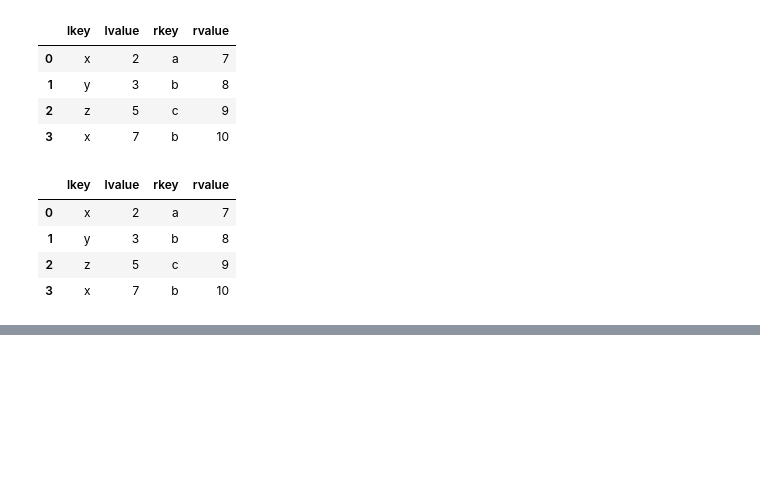
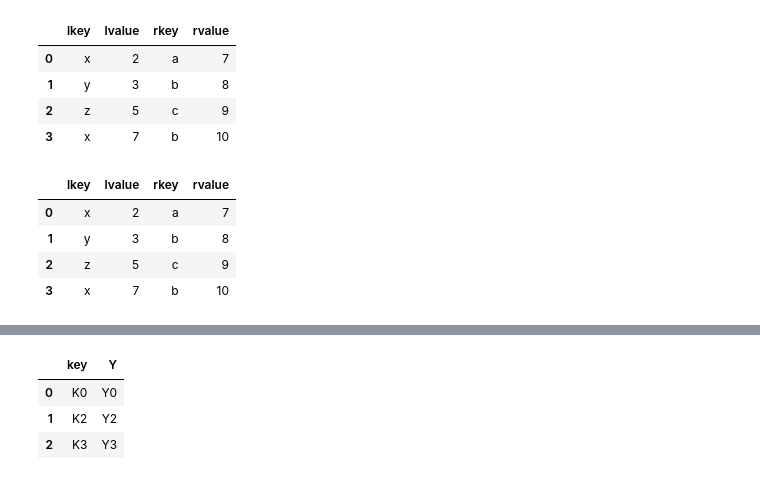
Before and after one commit to yasir5008/DS_-_ITF_Just_Working_Directory, a Jupyter notebook: DS_python_works/DAwPy_Sessions/DAwPy-S8.ipynb, the cells around one changed output, grey strips where cells are left out. Cells and saved outputs as stored; diff of their text form; code cells hidden in the pictures; blank space fills up the shorter version.

```diff
--- a/DS_python_works/DAwPy_Sessions/DAwPy-S8.ipynb
+++ b/DS_python_works/DAwPy_Sessions/DAwPy-S8.ipynb
@@ -629,0 +649,7 @@ df_left.join(df_right)
+# %%
+other
+# %% [output]
+|  | key | Y |
+| 0 | K0 | Y0 |
+| 1 | K2 | Y2 |
+| 2 | K3 | Y3 |
```
Also changed, not shown: parts of 7 cells of this notebook, 1 other file.
